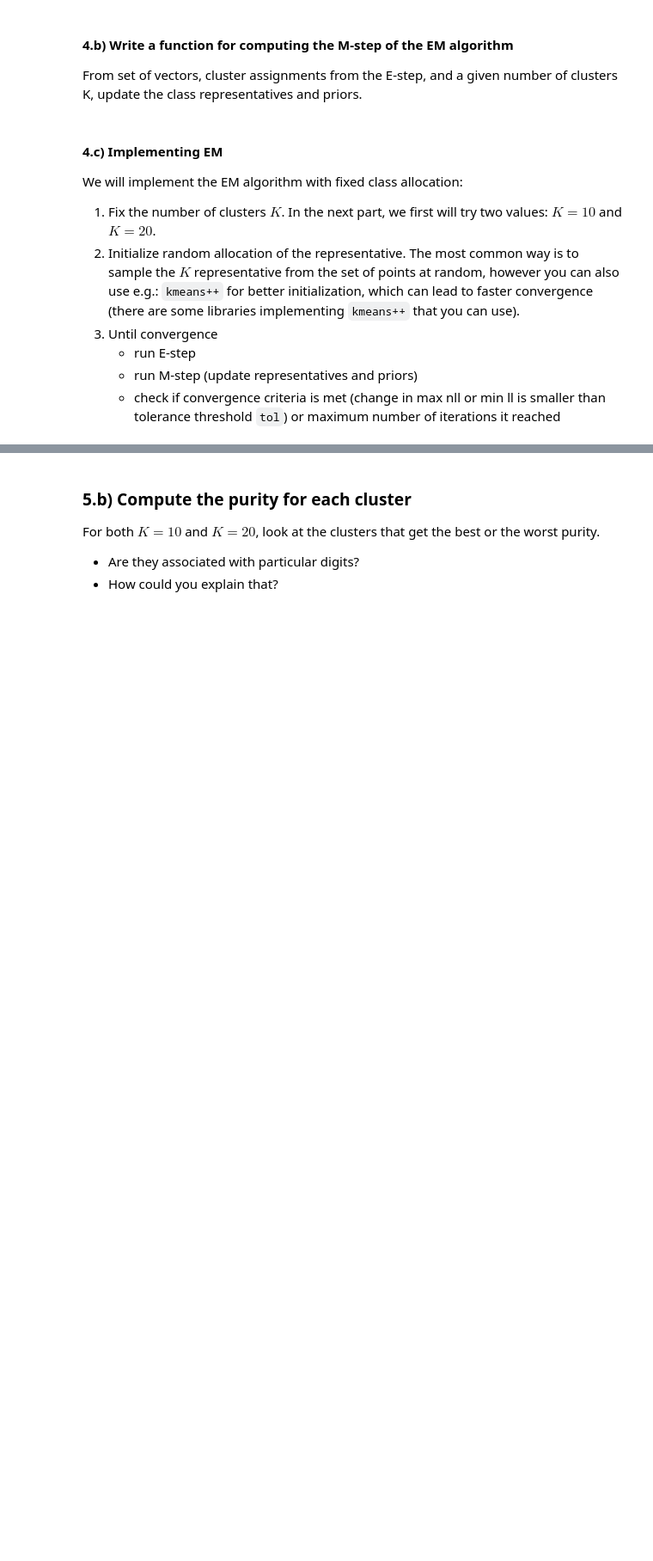
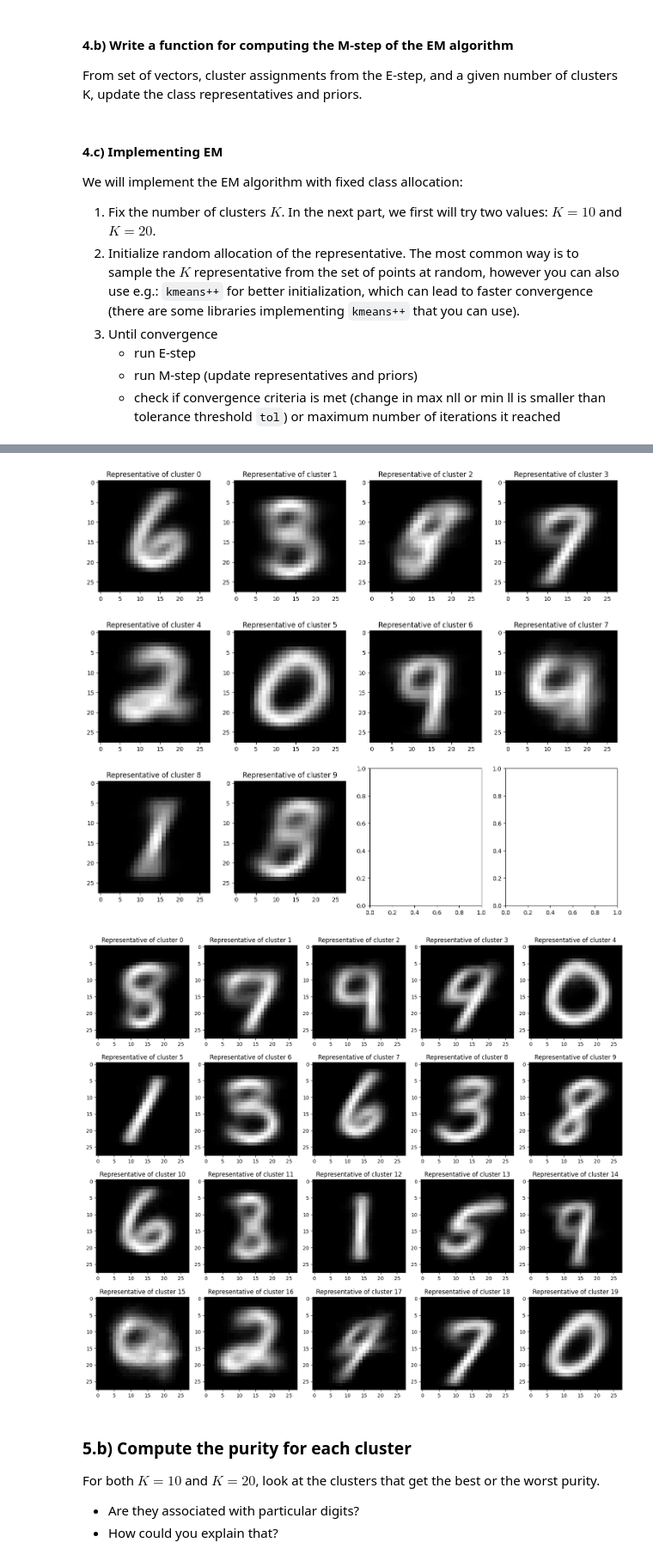
Before and after one commit to vincenteichhorn/cs-apml-assignments, a Jupyter notebook: src/03-mixture-model/Project_Mixture_model.ipynb, the cells around one changed output, grey strips where cells are left out. Shown at 86% size. Saved outputs shown, nothing was run; the diff lists cells and outputs as text; code cells hidden in the pictures; blank space fills up the shorter version.

```diff
--- a/src/03-mixture-model/Project_Mixture_model.ipynb
+++ b/src/03-mixture-model/Project_Mixture_model.ipynb
@@ -488,13 +574,16 @@ def E_step(X, class_representatives_lst, priors_lst):
         Conditional log-likelihoods log P(X), shape (n_samples,).
     """
     # Your code here
-
     # Calculate repsonsibilities
+    responsibilities = compute_class_posteriors(X, class_representatives_lst, priors_lst)
 
     # Hard assign
+    assignments = responsibilities.argmax(axis=1)
 
     # For tracking convergence
+    cond_log_likelihood = conditional_log_likelihood(X, class_representatives_lst, priors_lst)
 
+    return assignments, cond_log_likelihood
 
 
 assignments, cond_log_likelihoods = E_step(X, representatives_lst, priors)
@@ -527,8 +616,12 @@ def M_step(X, assignments, K):
     n_samples = len(X)
     representatives = []
     priors = np.zeros(K)
-    # Your code here
-
+    for k in range(K):
+        X_k = X[assignments == k]
+        class_repr = compute_class_representative(X_k)
+        representatives.append(class_repr)
+        priors[k] = X_k.shape[0] / n_samples
+    return representatives, priors
 
 class_representatives_lst, priors_lst = M_step(X, assignments, 3)
 # %% [markdown]
@@ -605,3 +713,37 @@ for k in range(K):
+# %%
+from math import sqrt
+import random
+
+def plot_class_representatives(class_representatives_lst):
+  """
+  Plot the class representatives in a grid.
+
+  Parameters
+  ----------
+  class_representatives_lst : list of np.ndarray
+      List of class representative vectors.
+  """
+
+  K = len(class_representatives_lst)
+  num_rows = int(sqrt(K))
+  num_cols = int(np.ceil(K / num_rows))
+  fig, ax = plt.subplots(num_rows, num_cols, figsize=(num_cols * 2 + 5, num_rows * 2 + 5))
+  for k in range(K):
+    ## Plot the representative for each cluster
+
+    ax.flat[k].imshow(recover_image_matrix(class_representatives_lst[k]), cmap = 'grey')
+    ax.flat[k].set_title("Representative of cluster {}".format(k))
+  plt.tight_layout()
+  plt.show()
+
+# plot_class_representatives(class_representatives_lst_10_kmeans)
+plot_class_representatives(class_representatives_lst_10_random)
+
+# plot_class_representatives(class_representatives_lst_20_kmeans)
+plot_class_representatives(class_representatives_lst_20_random)
+# %% [output]
+[figure, added]
+[figure, added]
 # %% [markdown]
 
 
```
Also changed, not shown: parts of 29 cells of this notebook, 2 other files.
